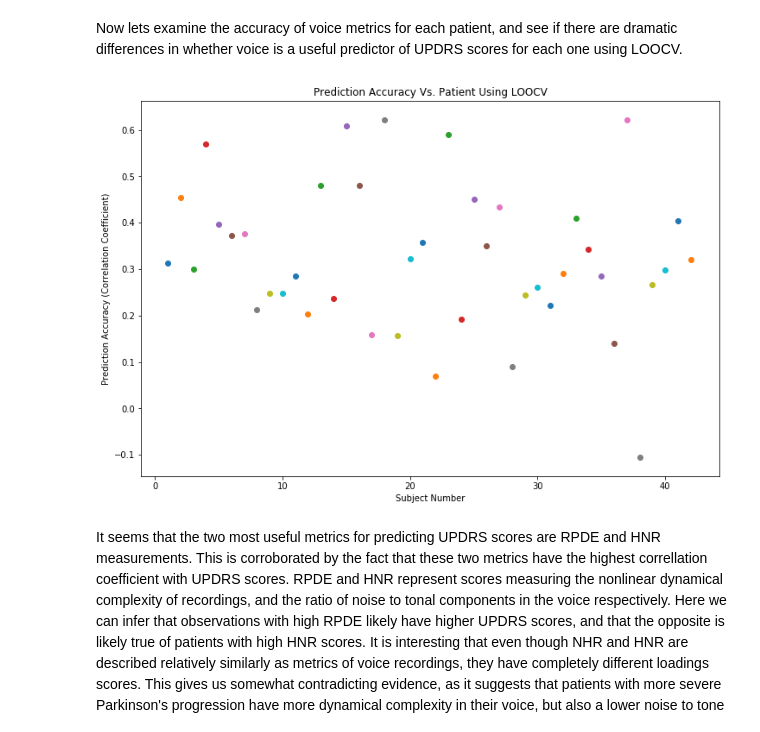
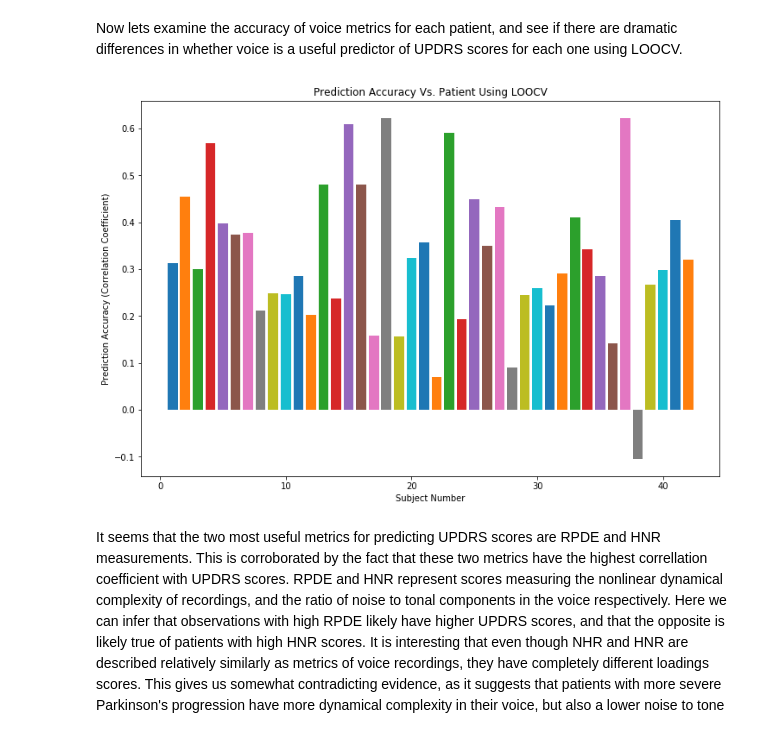
Before and after one commit to medium3rdparty/188-Final-Project, a Jupyter notebook: 188 Final Project - Code - V3.0.ipynb, the cells around one changed output. Drawn from its saved outputs; the diff is of its cells as text; code cells hidden in the pictures.

```diff
--- a/188 Final Project - Code - V3.0.ipynb
+++ b/188 Final Project - Code - V3.0.ipynb
@@ -299,35 +350,35 @@ plt.figure(figsize = (12,8))
 plt.title('Prediction Accuracy Vs. Patient Using LOOCV')
 plt.xlabel('Subject Number')
 plt.ylabel('Prediction Accuracy (Correlation Coefficient)')
 for i in range(0, int(np.amax(data[:,0]))):
     subjects = data[:,0]
     Y = data[subjects == (i+1),5]
     X = data[subjects == (i+1),6:21]
     leave = LeaveOneOut()
     leaveoneoutindices = np.arange(len(X))
     predictholder = np.zeros(len(X))
     pt = PowerTransformer()
     pt.fit(X)
     PowerTransformer(copy=True, method='yeo-johnson', standardize=True)
     X = pt.transform(X)
     scaledX=scale(X)
     scaledY = scale(Y)
 
 
     for train_index, test_index in leave.split(leaveoneoutindices):
         trainX = scaledX[train_index]
         trainY = scaledY[train_index]
         PLS = PLSRegression(n_components = 4, max_iter = 1000)
         trainedmod = PLSRfun.fit_transform(trainX,trainY)
         predictholder[test_index] = PLSRfun.predict(scaledX[test_index])
 
 
     corrco = np.corrcoef(Y, predictholder)
     corrco = corrco[1,0]
-    plt.scatter(i+1,corrco)
+    plt.bar(i+1,corrco)
     #print ('Our generated Correlation Coefficient is', corrco, ' for patient number', i+1)
 # %% [output]
-[figure, old version]
+[figure, new version]
 # %% [markdown]
 It seems that the two most useful metrics for predicting UPDRS scores are RPDE and HNR measurements. This is corroborated by the fact that these two metrics have the highest correllation coefficient with UPDRS scores. RPDE and HNR represent scores measuring the nonlinear dynamical complexity of recordings, and the ratio of noise to tonal components in the voice respectively. Here we can infer that observations with high RPDE likely have higher UPDRS scores, and that the opposite is likely true of patients with high HNR scores. It is interesting that even though NHR and HNR are described relatively similarly as metrics of voice recordings, they have completely different loadings scores. This gives us somewhat contradicting evidence, as it suggests that patients with more severe Parkinson's progression have more dynamical complexity in their voice, but also a lower noise to tone score. One conclusion may be that patients with more severe disease progression speak in in sporadic tones, which would increase complexity of voice recordings and decrease noise to tone ratio.
 
```
Also changed, not shown: parts of 12 cells of this notebook.
